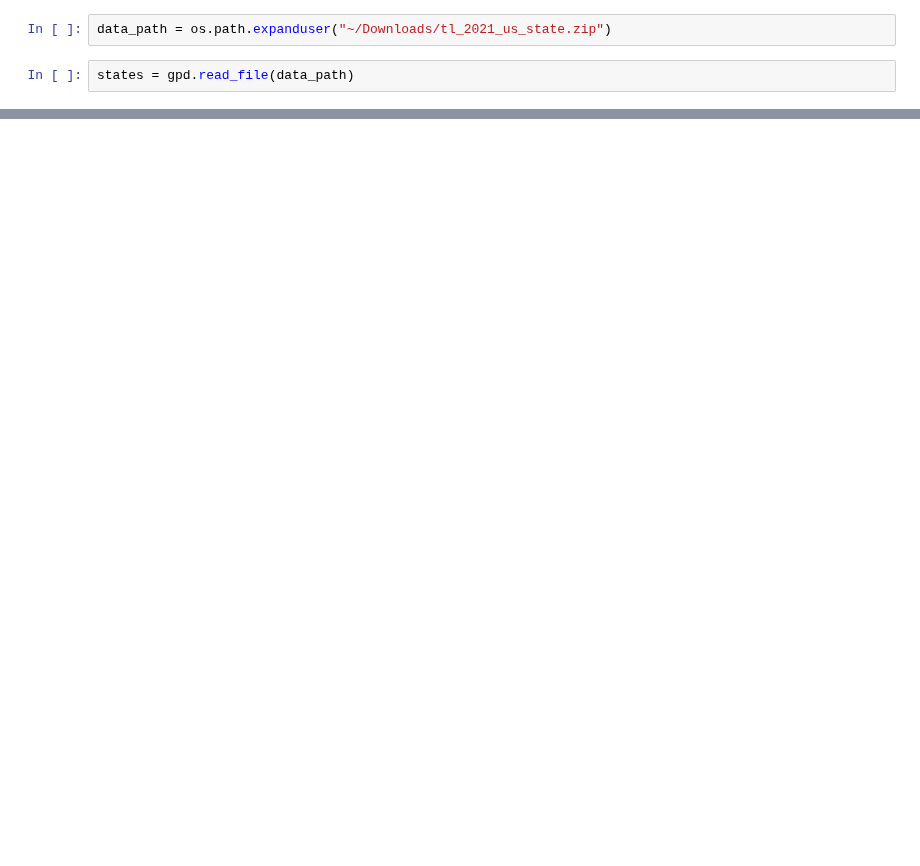
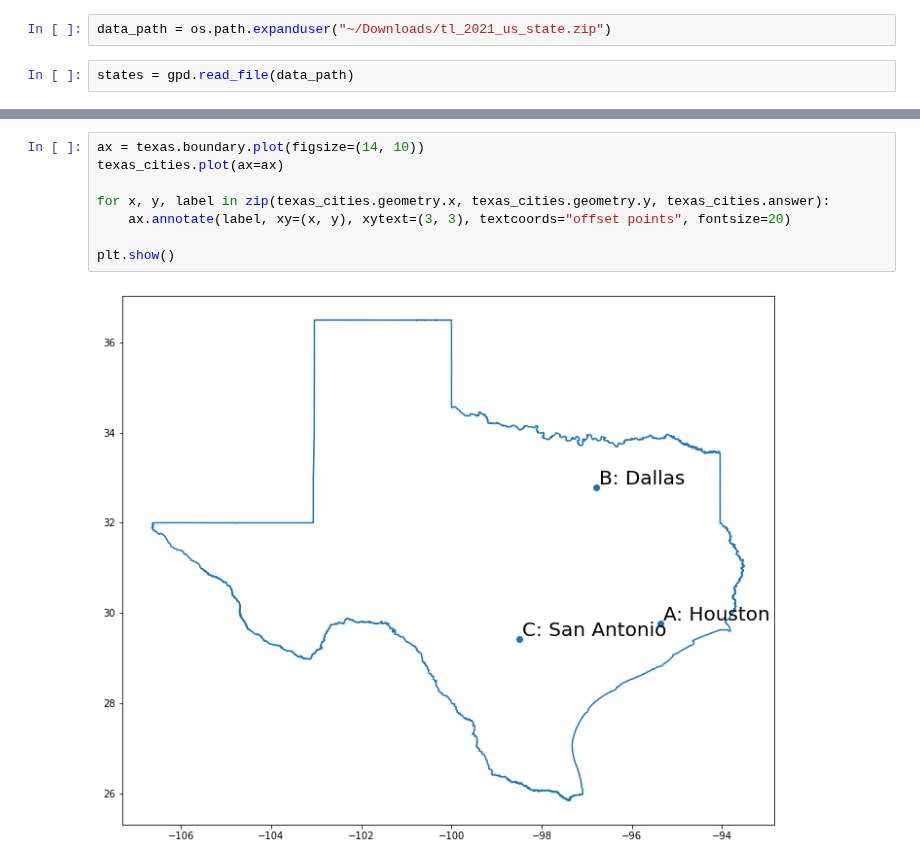
Before and after one commit to buchmayne/trivia, a Jupyter notebook: content/2022/Dec-2022/Make-Maps.ipynb, the cells around one changed output, grey strips where cells are left out. Cells and saved outputs as stored; diff of their text form; blank space fills up the shorter version.

```diff
--- a/content/2022/Dec-2022/Make-Maps.ipynb
+++ b/content/2022/Dec-2022/Make-Maps.ipynb
@@ -39,0 +78,10 @@ plt.show()
+# %%
+ax = texas.boundary.plot(figsize=(14, 10))
+texas_cities.plot(ax=ax)
+
+for x, y, label in zip(texas_cities.geometry.x, texas_cities.geometry.y, texas_cities.answer):
+    ax.annotate(label, xy=(x, y), xytext=(3, 3), textcoords="offset points", fontsize=20)
+
+plt.show()
+# %% [output]
+[figure, added]
```
Also changed, not shown: parts of 9 cells of this notebook, 22 other files.
